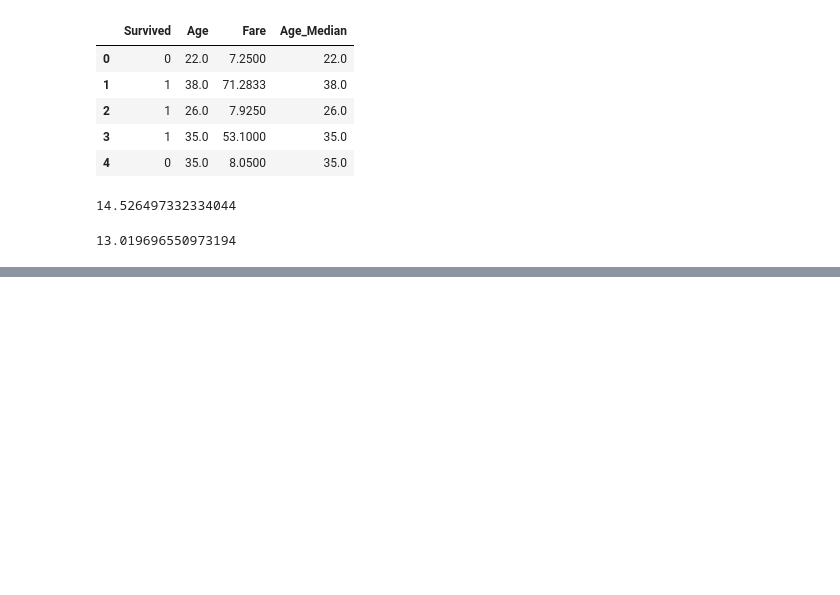
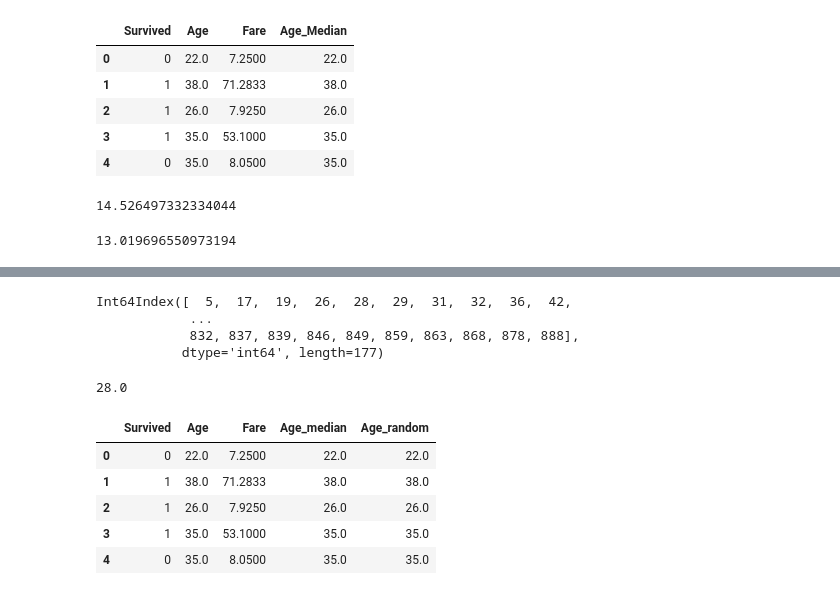
Before and after one commit to AugustineJosephMN/Feature-Engineering, a Jupyter notebook: Handling-Missing-Values.ipynb, the cells around one changed output, grey strips where cells are left out. Cells and saved outputs as stored; diff of their text form; code cells hidden in the pictures; blank space fills up the shorter version.

```diff
--- a/Handling-Missing-Values.ipynb
+++ b/Handling-Missing-Values.ipynb
@@ -134,0 +180,7 @@ AttributeError: 'DataFrame' object has no attribute 'Age_median'
+# %%
+df[df.Age.isnull()].index
+# %% [output]
+Int64Index([  5,  17,  19,  26,  28,  29,  31,  32,  36,  42,
+            ...
+            832, 837, 839, 846, 849, 859, 863, 868, 878, 888],
+           dtype='int64', length=177)
@@ -134,0 +198,4 @@ AttributeError: 'DataFrame' object has no attribute 'Age_median'
+# %%
+median
+# %% [output]
+28.0
@@ -134,0 +204,9 @@ AttributeError: 'DataFrame' object has no attribute 'Age_median'
+# %%
+df.head()
+# %% [output]
+|  | Survived | Age | Fare | Age_median | Age_random |
+| 0 | 0 | 22.0 | 7.2500 | 22.0 | 22.0 |
+| 1 | 1 | 38.0 | 71.2833 | 38.0 | 38.0 |
+| 2 | 1 | 26.0 | 7.9250 | 26.0 | 26.0 |
+| 3 | 1 | 35.0 | 53.1000 | 35.0 | 35.0 |
+| 4 | 0 | 35.0 | 8.0500 | 35.0 | 35.0 |
```
Also changed, not shown: parts of 12 cells of this notebook.
